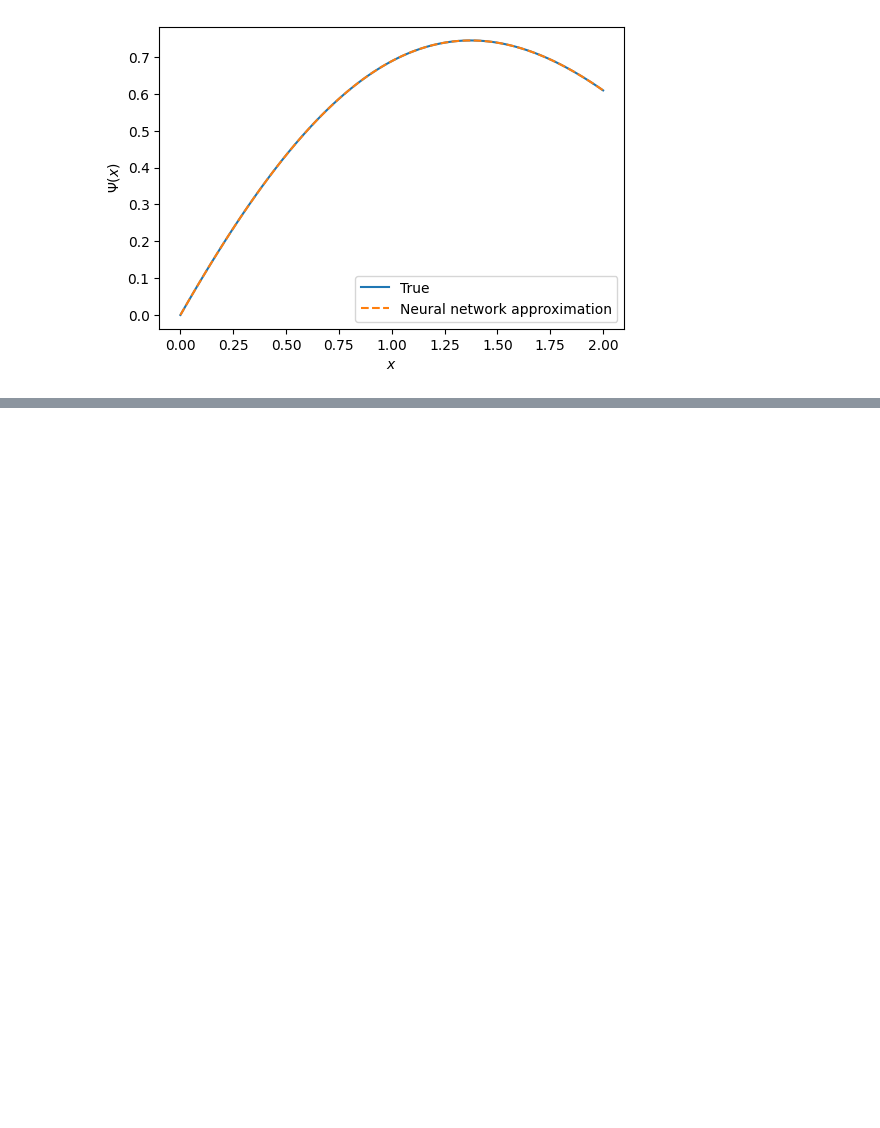
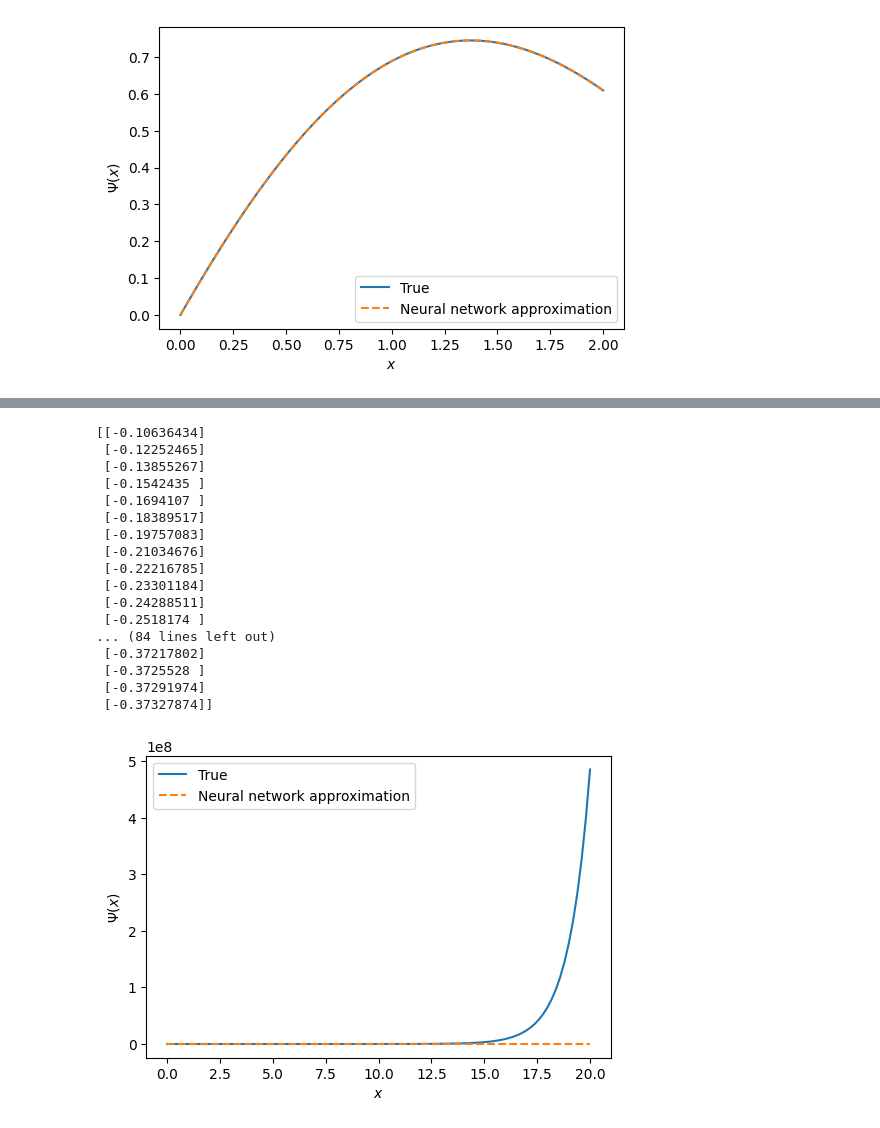
Before and after one commit to DangHa/PINNs-EKG, a Jupyter notebook: src/ODE_pytorch.ipynb, the cells around one changed output, grey strips where cells are left out. Drawn from its saved outputs; the diff is of its cells as text; code cells hidden in the pictures; blank space fills up the shorter version.

```diff
--- a/src/ODE_pytorch.ipynb
+++ b/src/ODE_pytorch.ipynb
@@ -99,0 +265,52 @@ plt.legend(loc='best');
+# %%
+# Optimize (same algorithm as in Lagaris)
+optimizer = torch.optim.LBFGS(N.parameters())
+
+# The collocation points used by Lagaris
+x = torch.Tensor(np.linspace(0, 20, 100)[:, None])
+
+# Run the optimizer
+def closure():
+    optimizer.zero_grad()
+    l = loss(x)
+    l.backward()
+    return l
+
+for i in range(1000):
+    optimizer.step(closure)
+
+# Let's compare the result to the true solution
+xx = np.linspace(0, 20, 100)[:, None]
+with torch.no_grad():
+    yy = N_1(torch.Tensor(xx)).numpy()
+
+
+yt = np.exp(xx)
+print(yy)
+print(yt)
+
+fig, ax = plt.subplots(dpi=100)
+ax.plot(xx, yt, label='True')
+ax.plot(xx, yy, '--', label='Neural network approximation')
+ax.set_xlabel('$x$')
+ax.set_ylabel('$\Psi(x)$')
+plt.legend(loc='best');
+# %% [output]
+[[-0.10636434]
+ [-0.12252465]
+ [-0.13855267]
+ [-0.1542435 ]
+ [-0.1694107 ]
+ [-0.18389517]
+ [-0.19757083]
+ [-0.21034676]
+ [-0.22216785]
+ [-0.23301184]
+ [-0.24288511]
+ [-0.2518174 ]
+... (84 lines left out)
+ [-0.37217802]
+ [-0.3725528 ]
+ [-0.37291974]
+ [-0.37327874]]
+[figure, added]
```
Also changed, not shown: parts of 12 cells of this notebook, 6 other files.
